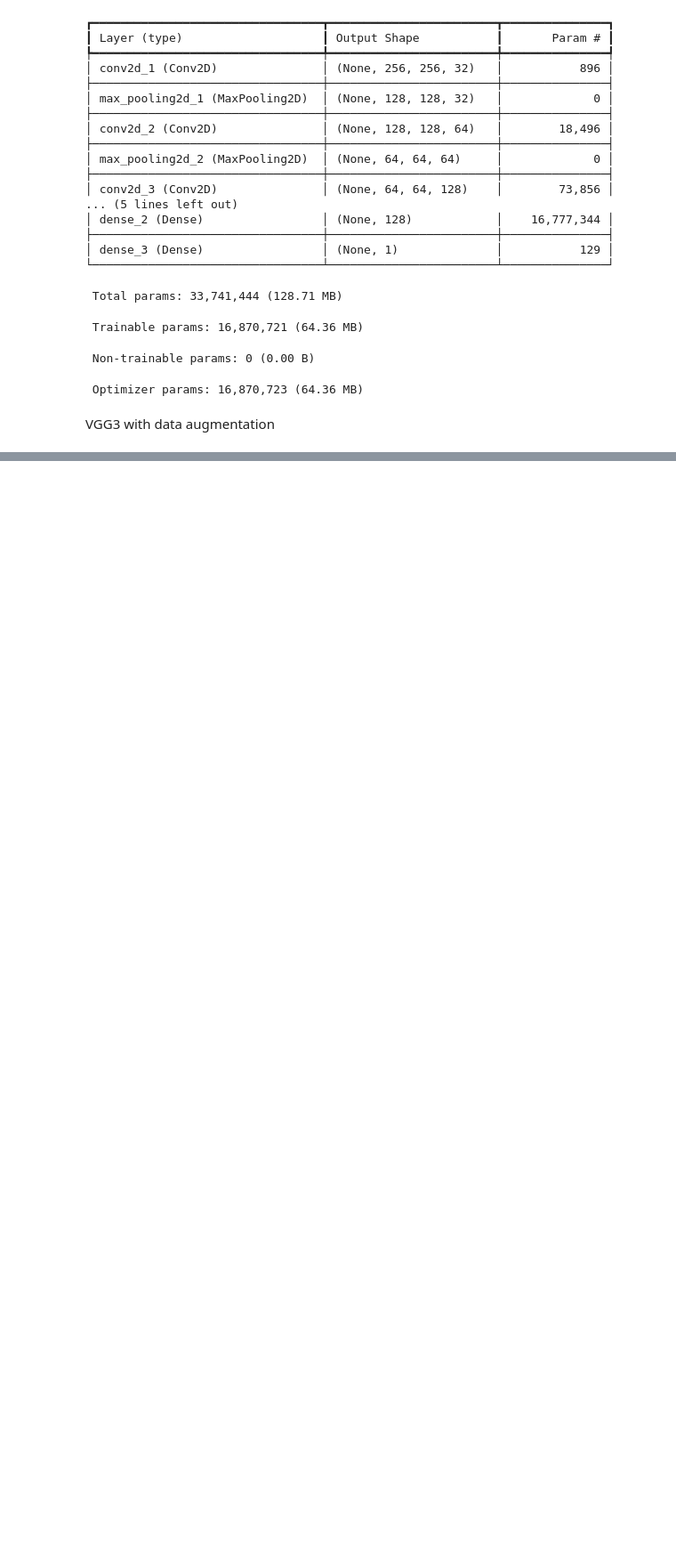
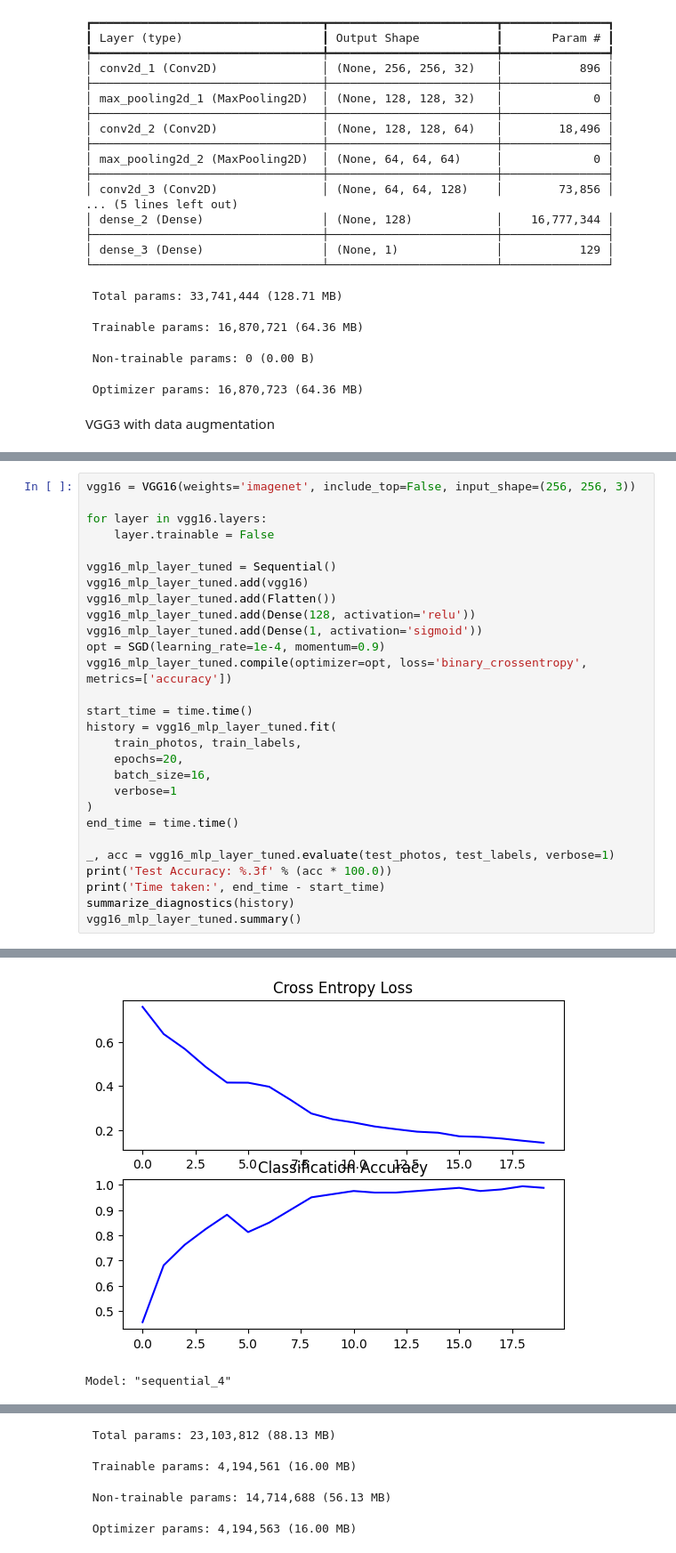
Before and after one commit to Karan-Gandhi/ES335-Assignment-4, a Jupyter notebook: task1.ipynb, the cells around one changed output, grey strips where cells are left out. Shown at 89% size. Saved outputs shown, nothing was run; the diff lists cells and outputs as text; blank space fills up the shorter version.

```diff
--- a/task1.ipynb
+++ b/task1.ipynb
@@ -333,0 +398,29 @@ Model: "sequential_2"
+# %%
+vgg16 = VGG16(weights='imagenet', include_top=False, input_shape=(256, 256, 3))
+
+for layer in vgg16.layers:
+    layer.trainable = False
+
+vgg16_mlp_layer_tuned = Sequential()
+vgg16_mlp_layer_tuned.add(vgg16)
+vgg16_mlp_layer_tuned.add(Flatten())
+vgg16_mlp_layer_tuned.add(Dense(128, activation='relu'))
+vgg16_mlp_layer_tuned.add(Dense(1, activation='sigmoid'))
+opt = SGD(learning_rate=1e-4, momentum=0.9)
+vgg16_mlp_layer_tuned.compile(optimizer=opt, loss='binary_crossentropy', metrics=['accuracy'])
+
+start_time = time.time()
+history = vgg16_mlp_layer_tuned.fit(
+    train_photos, train_labels,
+    epochs=20,
+    batch_size=16,
+    verbose=1
+)
+end_time = time.time()
+
+_, acc = vgg16_mlp_layer_tuned.evaluate(test_photos, test_labels, verbose=1)
+print('Test Accuracy: %.3f' % (acc * 100.0))
+print('Time taken:', end_time - start_time)
+summarize_diagnostics(history)
+vgg16_mlp_layer_tuned.summary()
+# %% [output]
@@ -333,0 +444,2 @@ Model: "sequential_2"
+[figure, added]
+Model: "sequential_4"
@@ -333,0 +457,4 @@ Model: "sequential_2"
+ Total params: 23,103,812 (88.13 MB)
+ Trainable params: 4,194,561 (16.00 MB)
+ Non-trainable params: 14,714,688 (56.13 MB)
+ Optimizer params: 4,194,563 (16.00 MB)
```
Also changed, not shown: parts of 6 cells of this notebook.
